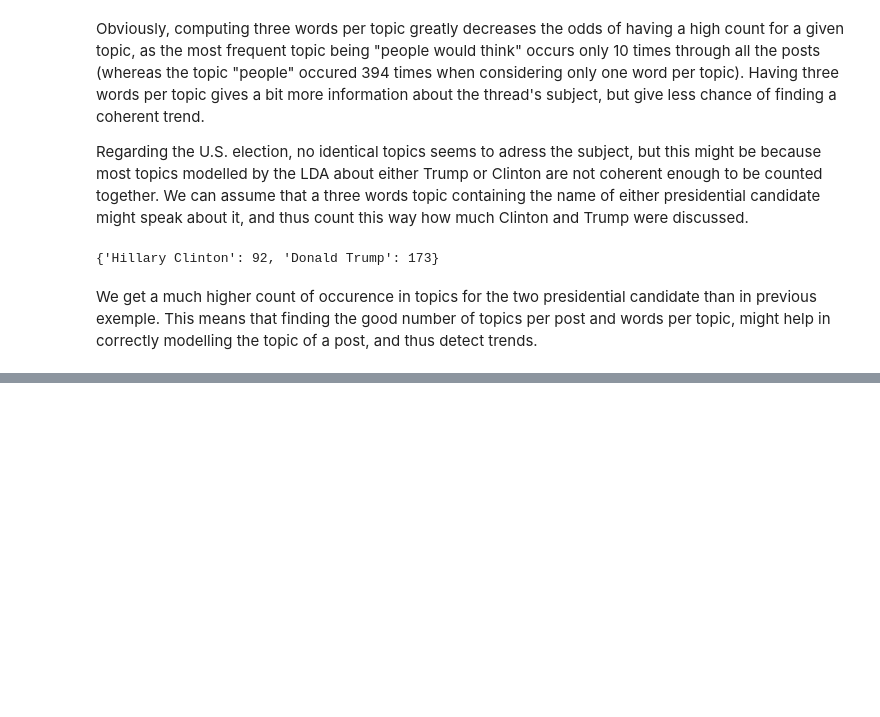
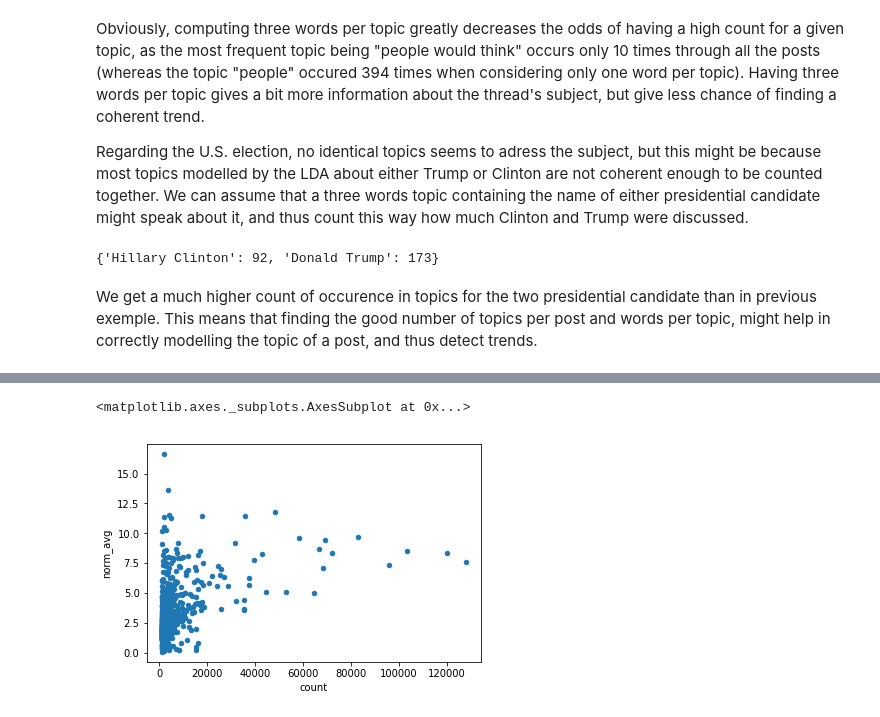
Before and after one commit to MetaHG/Reddit-opinions-polarization, a Jupyter notebook: notebooks/DataCollection.ipynb, the cells around one changed output, grey strips where cells are left out. Cells and saved outputs as stored; diff of their text form; code cells hidden in the pictures; blank space fills up the shorter version.

```diff
--- a/notebooks/DataCollection.ipynb
+++ b/notebooks/DataCollection.ipynb
@@ -443,0 +926,5 @@ It is clear that the time period studied is too small to conclude anything about
+# %%
+b[(b['count'] > 1000) & (b['count'] <569779)].plot.scatter('count', 'norm_avg')
+# %% [output]
+<matplotlib.axes._subplots.AxesSubplot at 0x...>
+[figure, added]
```
Also changed, not shown: parts of 87 cells of this notebook.
